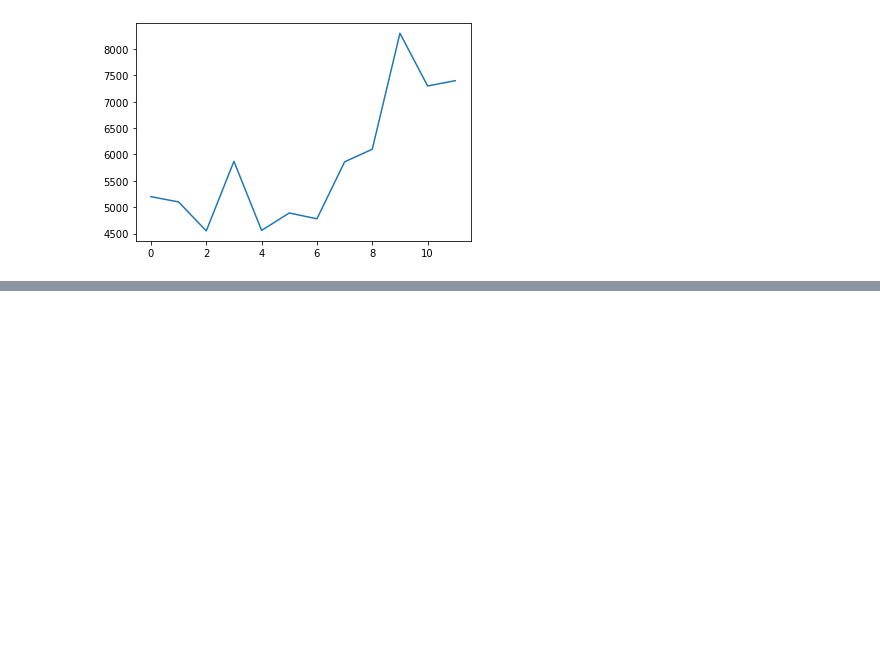
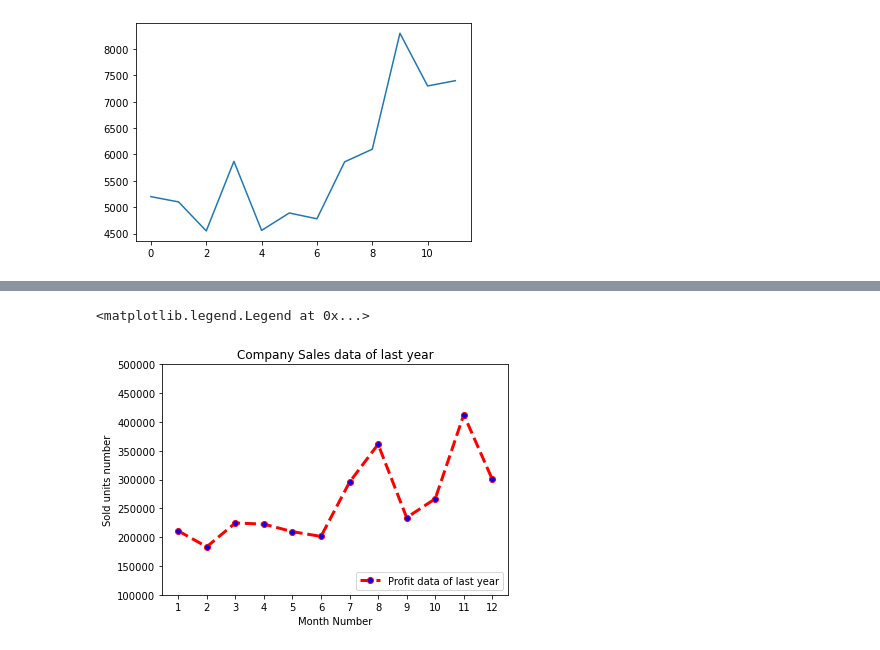
Before and after one commit to mspitzna/DataScience21, a Jupyter notebook: Block_1/Assignments/1_MatplotLib.ipynb, the cells around one changed output, grey strips where cells are left out. Cells and saved outputs as stored; diff of their text form; code cells hidden in the pictures; blank space fills up the shorter version.

```diff
--- a/Block_1/Assignments/1_MatplotLib.ipynb
+++ b/Block_1/Assignments/1_MatplotLib.ipynb
@@ -70,6 +70,33 @@ Generated line plot must include following Style properties:
 
 ### The result should look something like this:
 <img src="IMG/2.png" width=400>
+# %%
+fig = plt.figure()
+
+axes = fig.add_axes([0.1, 0.1, 0.8, 0.8]) # left, bottom, width, height (range 0 to 1)
+
+axes.plot(data.month_number, data.total_profit,
+          label='Profit data of last year',
+          lw = 3,
+          ls='--',
+          marker='o',
+          color='red',
+          markerfacecolor="blue",
+          markersize=6,
+          markeredgecolor="red")
+
+axes.set_ylim([100000, 500000])
+
+axes.set_xticks(data.month_number)
+axes.set_xlabel('Month Number')
+axes.set_ylabel('Sold units number')
+
+axes.set_title('Company Sales data of last year');
+
+axes.legend(loc=4)
+# %% [output]
+<matplotlib.legend.Legend at 0x...>
+[figure, added]
 # %% [markdown]
 ## Exercise 3
 Read all product sales data and show it  using a multiline plot
```
Also changed, not shown: parts of 6 cells of this notebook.
